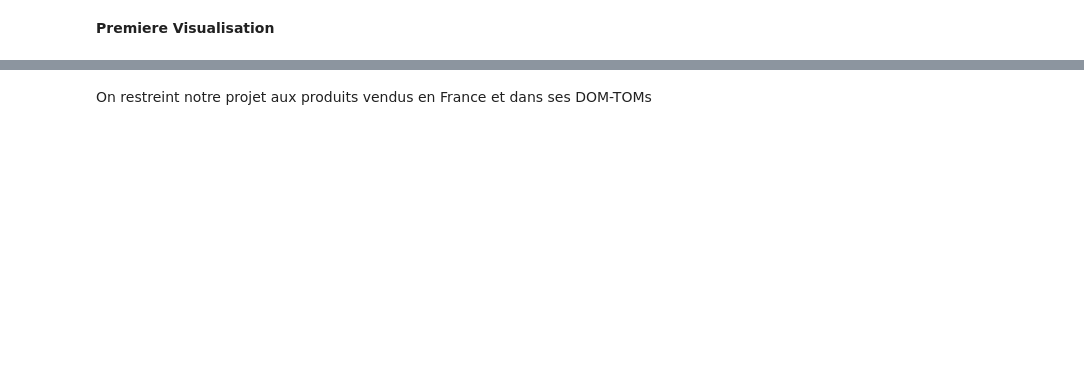
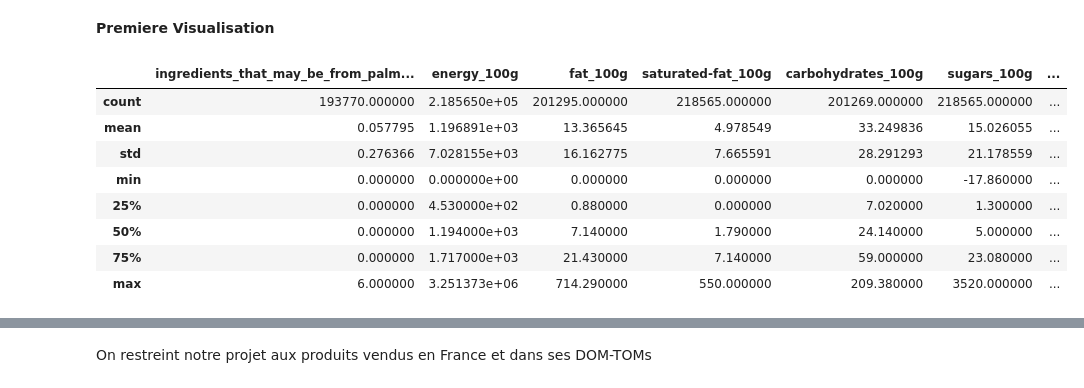
Before and after one commit to Bigzz22/Projets_OC, a Jupyter notebook: Projet 2/projet2.ipynb, the cells around one changed output, grey strips where cells are left out. Drawn from its saved outputs; the diff is of its cells as text; code cells hidden in the pictures; blank space fills up the shorter version.

```diff
--- a/Projet 2/projet2.ipynb
+++ b/Projet 2/projet2.ipynb
@@ -58,4 +47,4 @@ def clean_nutrient_outliers(df):
 # %%
-np.set_printoptions(threshold=np.inf)
+pd.set_option('display.max_rows', 500)
 df = pd.read_csv('/kaggle/input/projet-dataset/data.csv', sep='\t')
 df.head()
@@ -101,5 +181,17 @@ X.info()
 # %% [markdown]
 **Premiere Visualisation**
+# %%
+X.describe()
+# %% [output]
+|  | ingredients_that_may_be_from_palm... | energy_100g | fat_100g | saturated-fat_100g | carbohydrates_100g | sugars_100g | ... |
+| count | 193770.000000 | 2.185650e+05 | 201295.000000 | 218565.000000 | 201269.000000 | 218565.000000 | ... |
+| mean | 0.057795 | 1.196891e+03 | 13.365645 | 4.978549 | 33.249836 | 15.026055 | ... |
+| std | 0.276366 | 7.028155e+03 | 16.162775 | 7.665591 | 28.291293 | 21.178559 | ... |
+| min | 0.000000 | 0.000000e+00 | 0.000000 | 0.000000 | 0.000000 | -17.860000 | ... |
+| 25% | 0.000000 | 4.530000e+02 | 0.880000 | 0.000000 | 7.020000 | 1.300000 | ... |
+| 50% | 0.000000 | 1.194000e+03 | 7.140000 | 1.790000 | 24.140000 | 5.000000 | ... |
+| 75% | 0.000000 | 1.717000e+03 | 21.430000 | 7.140000 | 59.000000 | 23.080000 | ... |
+| max | 6.000000 | 3.251373e+06 | 714.290000 | 550.000000 | 209.380000 | 3520.000000 | ... |
 # %%
 X.hist(bins=20, figsize=(30, 20))
 plt.show()
```
Also changed, not shown: parts of 23 cells of this notebook, 1 other file.
